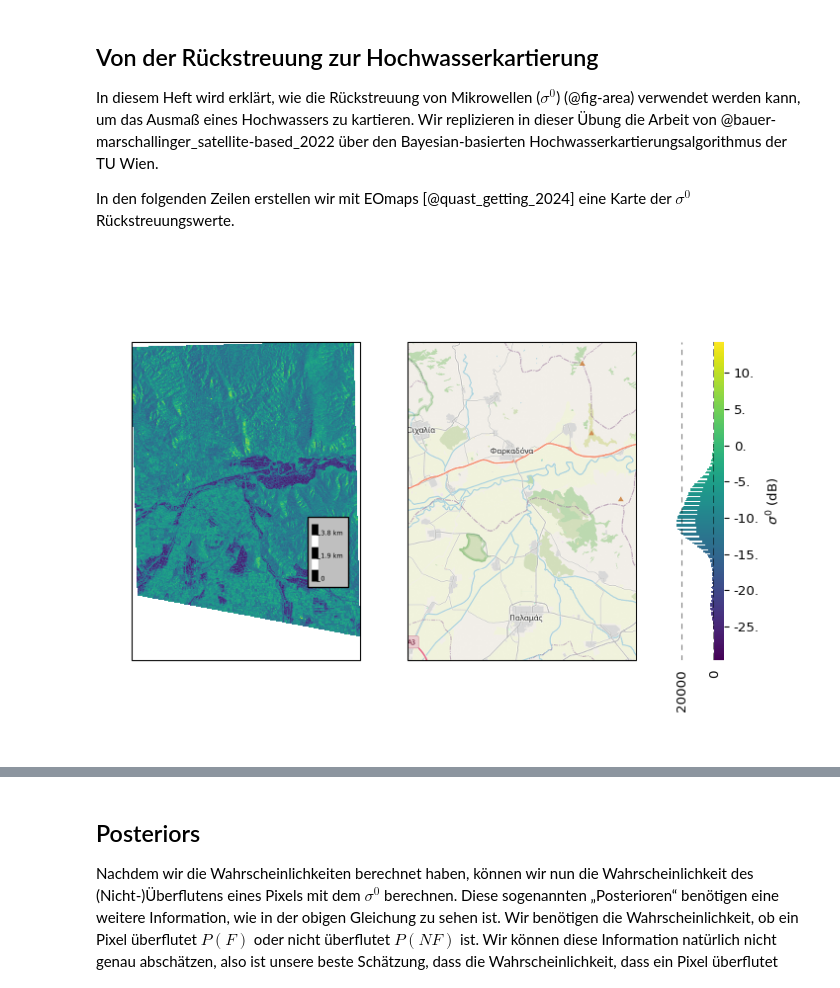
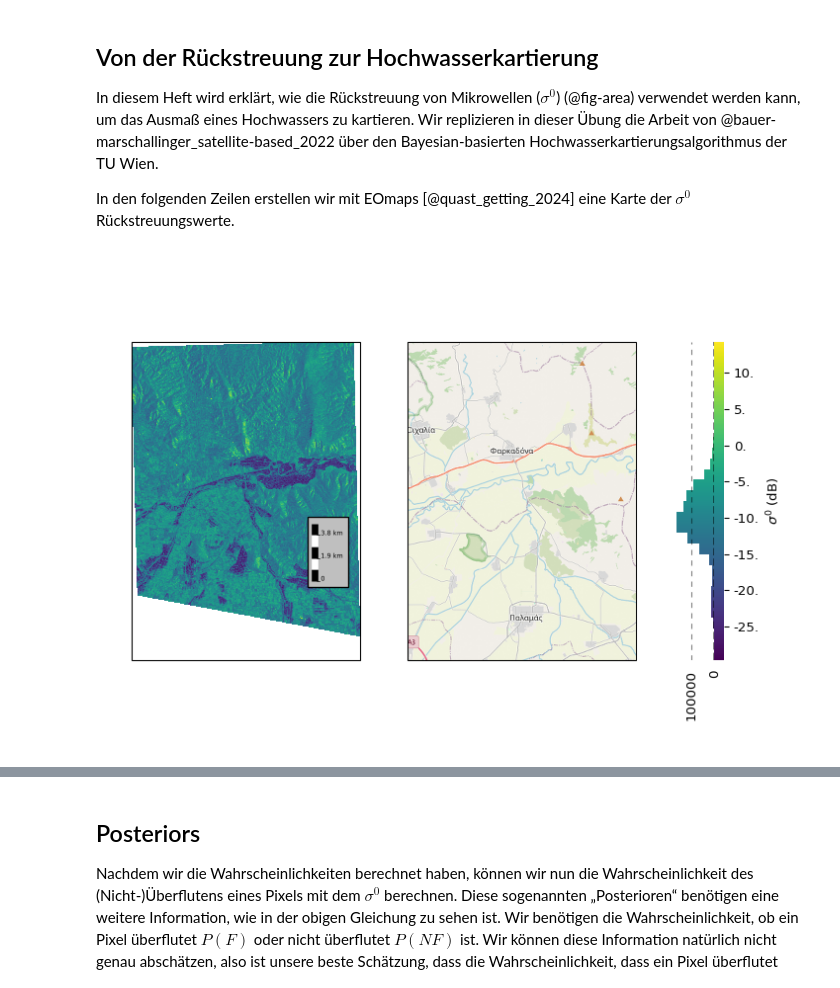
Before and after one commit to TUW-GEO/tuw_education_notebooks, a Jupyter notebook: 01_notebook_as_an_app.de.ipynb, the cells around one changed output, grey strips where cells are left out. Saved outputs shown, nothing was run; the diff lists cells and outputs as text; code cells hidden in the pictures.

```diff
--- a/01_notebook_as_an_app.de.ipynb
+++ b/01_notebook_as_an_app.de.ipynb
@@ -27,26 +27,26 @@ In den folgenden Zeilen erstellen wir mit EOmaps [@quast_getting_2024] eine Kart
 # %%
 #| label: fig-area
 #| fig-cap: 'Zielgebiet der $\sigma^0$-Rückstreuung ist die griechische Region Thessalien, die im Februar 2018 von einer großen Überschwemmung betroffen war.'
 m = Maps(ax=121, crs=3857)
 m.set_data(data=sig0_dc, x="x", y="y", parameter="SIG0", crs=Maps.CRS.Equi7_EU)
 m.plot_map()
-m.add_colorbar(label="$\sigma^0$ (dB)", orientation="vertical")
+m.add_colorbar(label="$\sigma^0$ (dB)", orientation="vertical", hist_bins=30)
 m.add_scalebar(n=5)
 m2 = m.new_map(ax=122, crs=3857)
 m2.set_extent(m.get_extent())
 m2.add_wms.OpenStreetMap.add_layer.default()
 m.apply_layout(
     {
         'figsize': [7.5, 5.25],
         '0_map': [0.05, 0.18, 0.35, 0.64],
         '1_cb': [0.8125, 0.1, 0.1, 0.8],
         '1_cb_histogram_size': 0.8,
         '2_map': [0.4375, 0.18, 0.35, 0.64]
         }
     )
 m.show()
 # %% [output]
-[figure, old version]
+[figure, new version]
 # %% [markdown]
 ---
 
```
Also changed, not shown: parts of 2 cells of this notebook, 9 other files.
